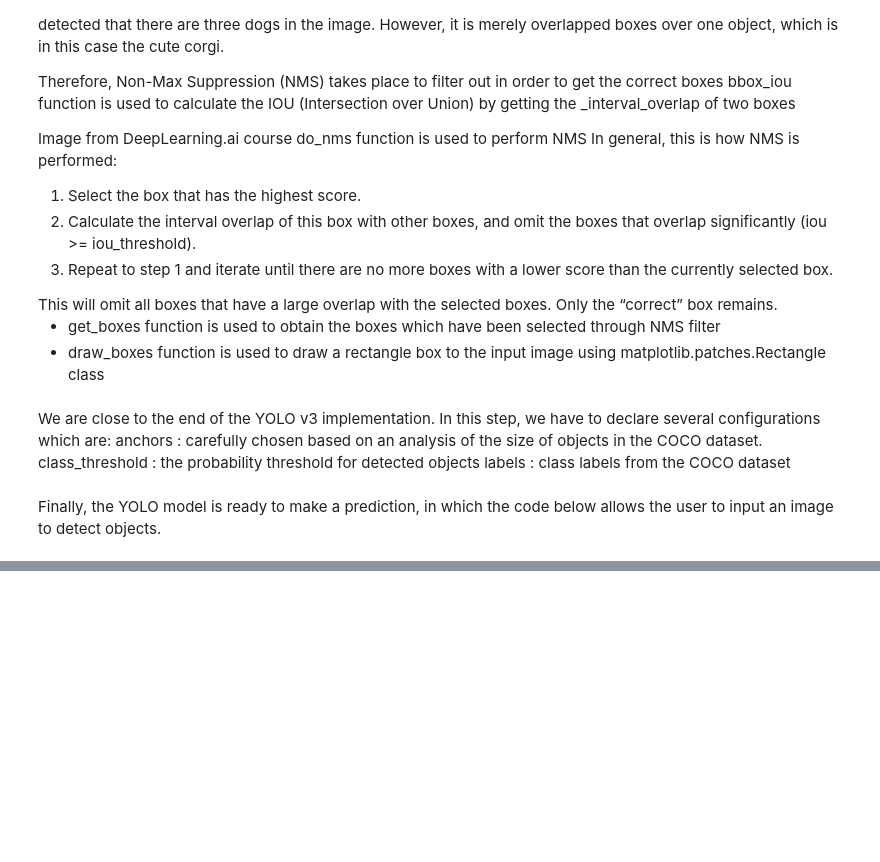
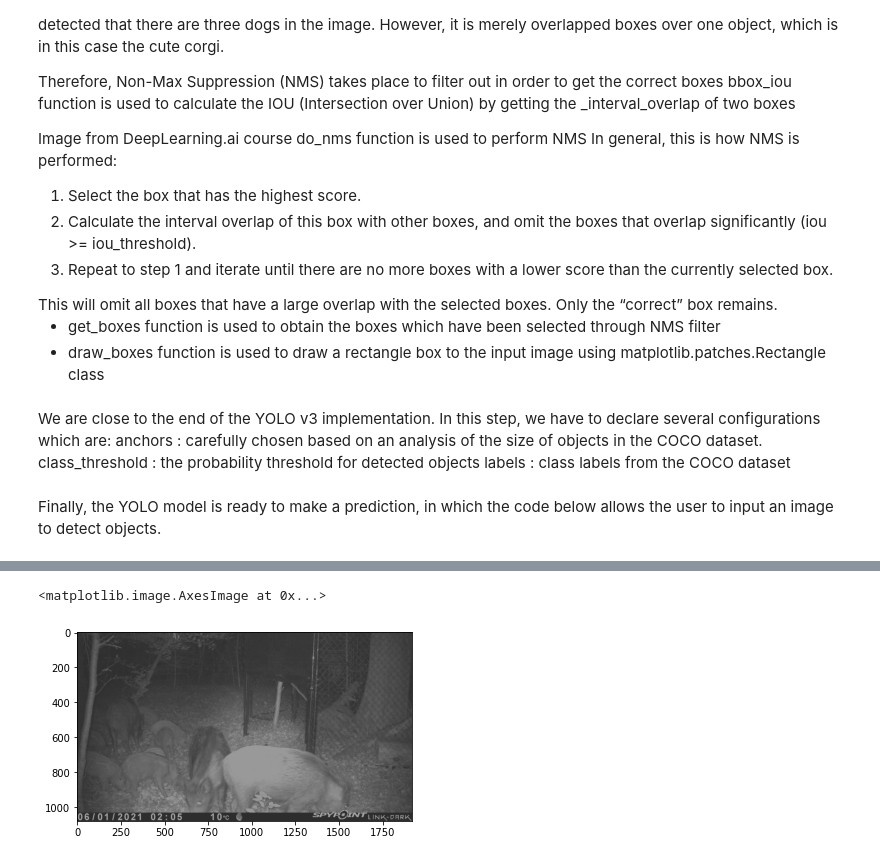
Before and after one commit to ManuelWalker/yolov3, a Jupyter notebook: notebook.ipynb, the cells around one changed output, grey strips where cells are left out. Cells and saved outputs as stored; diff of their text form; code cells hidden in the pictures; blank space fills up the shorter version.

```diff
--- a/notebook.ipynb
+++ b/notebook.ipynb
@@ -503,0 +526,7 @@ NameError: name 'a' is not defined
+# %%
+im3=enhancer.enhance(0.5)
+# %%
+pyplot.imshow(im3)
+# %% [output]
+<matplotlib.image.AxesImage at 0x...>
+[figure, added]
```
Also changed, not shown: parts of 11 cells of this notebook.
